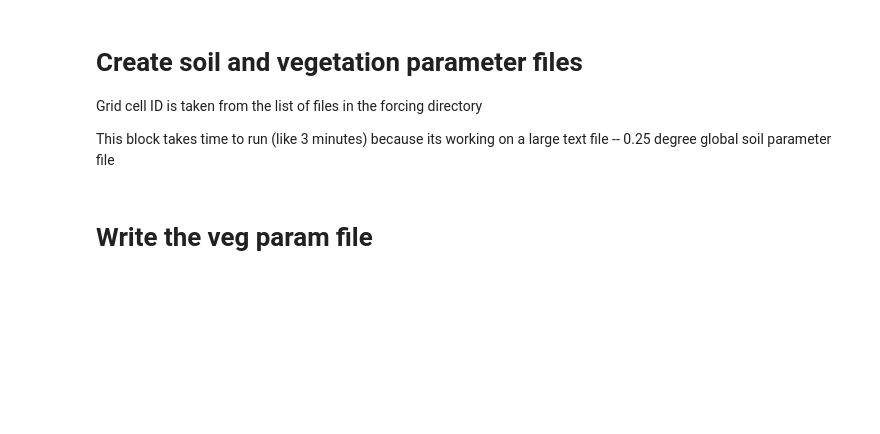
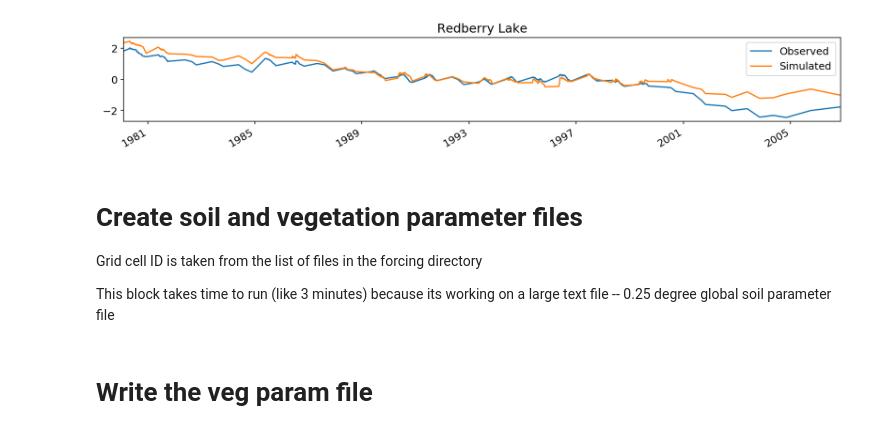
Before and after one commit to solomonvimal/UCLA-Hydro, a Jupyter notebook: ABoVE/VIC_workflow.ipynb, the cells around one changed output. Drawn from its saved outputs; the diff is of its cells as text; code cells hidden in the pictures; blank space fills up the shorter version.

```diff
--- a/ABoVE/VIC_workflow.ipynb
+++ b/ABoVE/VIC_workflow.ipynb
@@ -55,29 +105,37 @@ def run_vic(filename = "/home2/svimal/Projects/VIC/Canada/Results/lake_52.625_-1
 # %%
-def plot_redberry(text):
-    # Redberry Observations
-    redberry_file = "/home2/svimal/Data/Canada/Redberry_Levels/Daily__Sep-6-2017_01_25_49AM.csv"
-    df_obs = pd.read_csv(redberry_file, sep = "," , skiprows=2)
+def plot_same_range():
+    # Observation
+    redberry_obs_filename = "/home2/svimal/Data/Canada/Redberry_Levels/Daily__Sep-6-2017_01_25_49AM.csv"
+    df_obs = pd.read_csv(redberry_obs_filename, sep = "," , skiprows=2)
     df_obs = df_obs.drop(df_obs.columns[[0,1,2,6,8,10,12,14,16,18,20,22,24,26,28]], axis=1)
     df_obs.columns = "year day 1 2 3 4 5 6 7 8 9 10 11 12".split(" ")
-    df_obs.index = df_obs["year"]
-    df_obs["day 1 2 3 4 5 6 7 8 9 10 11 12".split(" ")]
-    # Convert the data into a one line series with
-    s = df_obs.set_index('day', append=True).rename_axis('month', 1).stack()
-    s.index = pd.to_datetime(s.reset_index().iloc[:, :3], errors='coerce')
-    s = s.loc[s.index.dropna()]
-    print
-    lake_f = "/home2/svimal/Projects/VIC/Canada/Results/lake_52.625_-107.125"
-    df_lake = pd.read_csv(lake_f, header=None, delim_whitespace=True,
+    df_obs.index = df_obs["year"]; df_obs["day 1 2 3 4 5 6 7 8 9 10 11 12".split(" ")]
+    obs = df_obs.set_index('day', append=True).rename_axis('month', 1).stack()
+    obs.index = pd.to_datetime(obs.reset_index().iloc[:, :3], errors='coerce')
+    obs = obs.loc[obs.index.dropna()]
+    # Simulation
+    redberry_sim_filename = "/home2/svimal/Projects/VIC/Canada/Results/lake_52.625_-107.125"
+    df_sim = pd.read_csv(redberry_sim_filename, header=None, delim_whitespace=True,
                           names = ["YEAR","MONTH" ,"DAY" , "ICE_FRACT", "DEPTH", "ICE_HEIGHT" ,"SURF_AREA", "VOLUME"])
-    date = str(df_lake['YEAR'][0]) + '-' + str(df_lake['MONTH'][0])+ '-' + str(df_lake['DAY'][0])
-    s = s -  s.loc['1980-1-1':'2006-12-31'].mean() + df_lake.DEPTH.mean()
-    df_lake.index = pd.date_range(date, periods=len(df_lake), freq="D")
-    plt.figure(dpi=150, figsize=(15,5));plt.title("Redberry " + text);
-    s.plot(); df_lake.DEPTH.plot(); df_lake.DEPTH.rolling(300).mean().plot();
-    plt.legend(["Observed","VIC Simulated", "VIC (yearly mean)"]); plt.ylim(0,max(df_lake.DEPTH)*1.1);plt.ylabel("Lake Depth (m)");
-    plt.figure(dpi=150, figsize=(15,5)); plt.title("Average Depth Variation Per Year")
-    df_lake.DEPTH.groupby([df_lake.index.month]).mean().plot();
-    s.groupby([s.index.month]).mean().plot();plt.legend(["Simulated","Observed"]);
+    date = str(df_sim['YEAR'][0]) + '-' + str(df_sim['MONTH'][0])+ '-' + str(df_sim['DAY'][0])
+    df_sim.index = pd.date_range(date, periods=len(df_sim), freq="D")
+    # Standardization
+    depth = (df_sim.DEPTH - df_sim.DEPTH.mean() )/df_sim.DEPTH.std()
+    obs = (obs -  obs.loc['1990-1-1':'2006-12-31'].mean())/obs.std() #+ df_sim.DEPTH.mean()
+    # Selecting the right range
+    o = obs[df_sim.index].dropna()
+    s = depth.where(o!=np.nan).dropna()
+    #print o.head(), s.head()
+    #print len(o), len(s)
+    plt.figure(dpi=150, figsize=(15,2))
+    o.plot(); s.plot()
+    plt.legend(["Observed", "Simulated"])
+    plt.title("Redberry Lake")
+    plt.show()
+    #print spotpy_setup().objectivefunction(s, o)
+plot_same_range()
+# %% [output]
+[figure, added]
 # %% [markdown]
 # Create soil and vegetation parameter files
 Grid cell ID is taken from the list of files in the forcing directory
```
Also changed, not shown: parts of 32 cells of this notebook.
